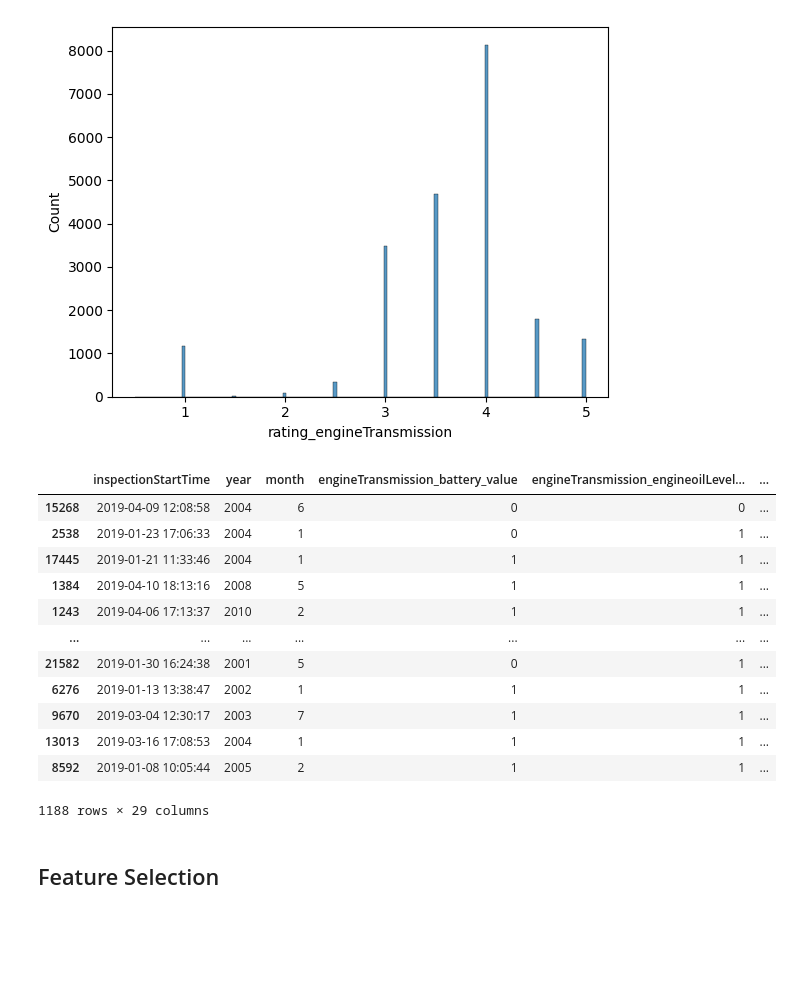
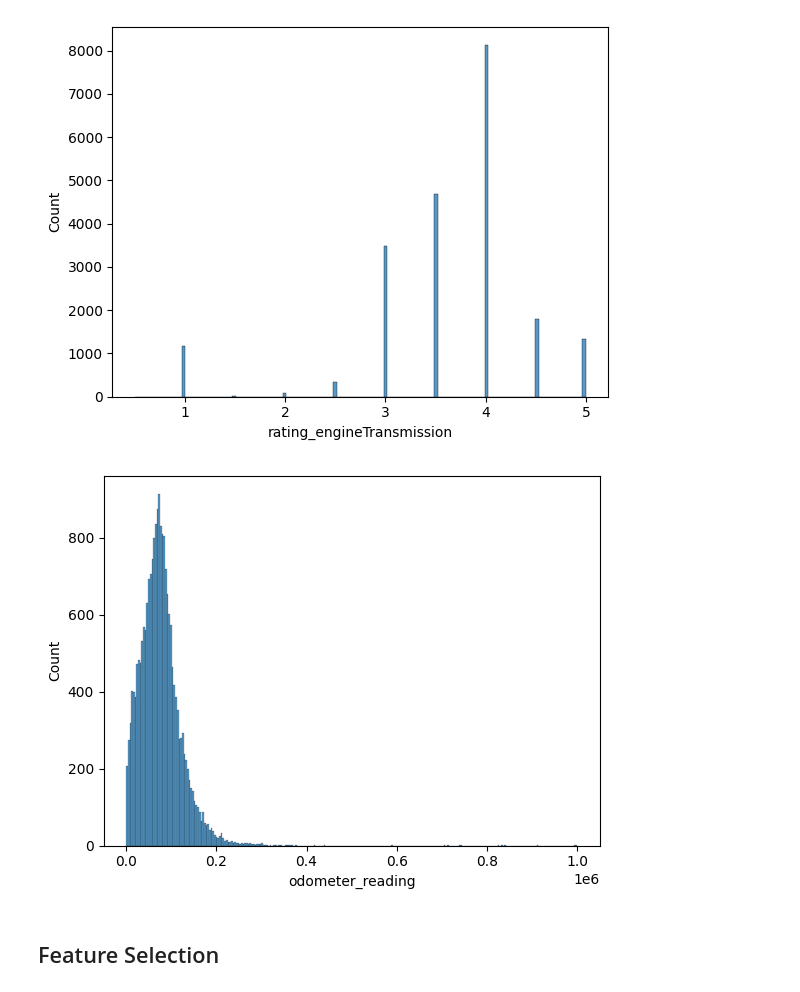
Before and after one commit to indhra/ML_Learnings, a Jupyter notebook: cars24/assignment_1.ipynb, the cells around one changed output. Saved outputs shown, nothing was run; the diff lists cells and outputs as text; code cells hidden in the pictures; blank space fills up the shorter version.

```diff
--- a/cars24/assignment_1.ipynb
+++ b/cars24/assignment_1.ipynb
@@ -279,18 +289,10 @@ plt.show()
 [figure]
 # %%
 engine_rat_outliers = train_df[train_df['rating_engineTransmission']<2]
-engine_rat_outliers
+# engine_rat_outliers
-# %% [output]
-|  | inspectionStartTime | year | month | engineTransmission_battery_value | engineTransmission_engineoilLevel... | ... |
-| 15268 | 2019-04-09 12:08:58 | 2004 | 6 | 0 | 0 | ... |
-| 2538 | 2019-01-23 17:06:33 | 2004 | 1 | 0 | 1 | ... |
-| 17445 | 2019-01-21 11:33:46 | 2004 | 1 | 1 | 1 | ... |
-| 1384 | 2019-04-10 18:13:16 | 2008 | 5 | 1 | 1 | ... |
-| 1243 | 2019-04-06 17:13:37 | 2010 | 2 | 1 | 1 | ... |
-| ... | ... | ... | ... | ... | ... | ... |
-| 21582 | 2019-01-30 16:24:38 | 2001 | 5 | 0 | 1 | ... |
-| 6276 | 2019-01-13 13:38:47 | 2002 | 1 | 1 | 1 | ... |
-| 9670 | 2019-03-04 12:30:17 | 2003 | 7 | 1 | 1 | ... |
-| 13013 | 2019-03-16 17:08:53 | 2004 | 1 | 1 | 1 | ... |
-| 8592 | 2019-01-08 10:05:44 | 2005 | 2 | 1 | 1 | ... |
-1188 rows × 29 columns
+# %%
+# Odometer values distribution
+sns.histplot(train_df['odometer_reading'])#, y=train_df['rating_engineTransmission'])
+plt.show()
+# %% [output]
+[figure, added]
```
Also changed, not shown: parts of 25 cells of this notebook.
